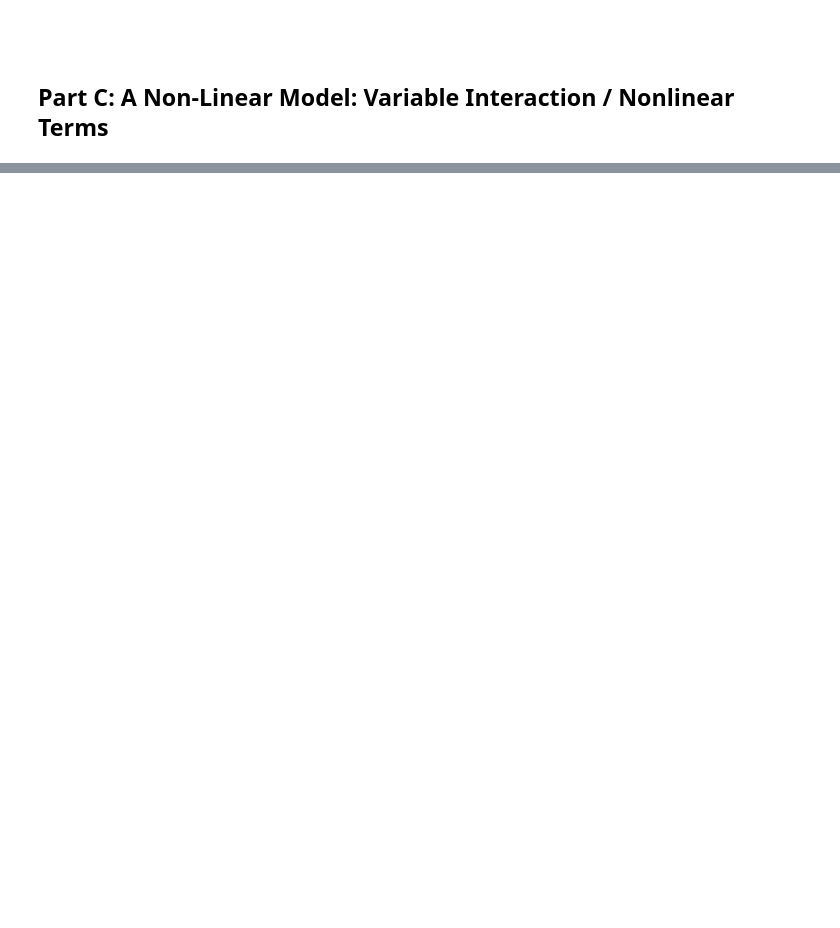
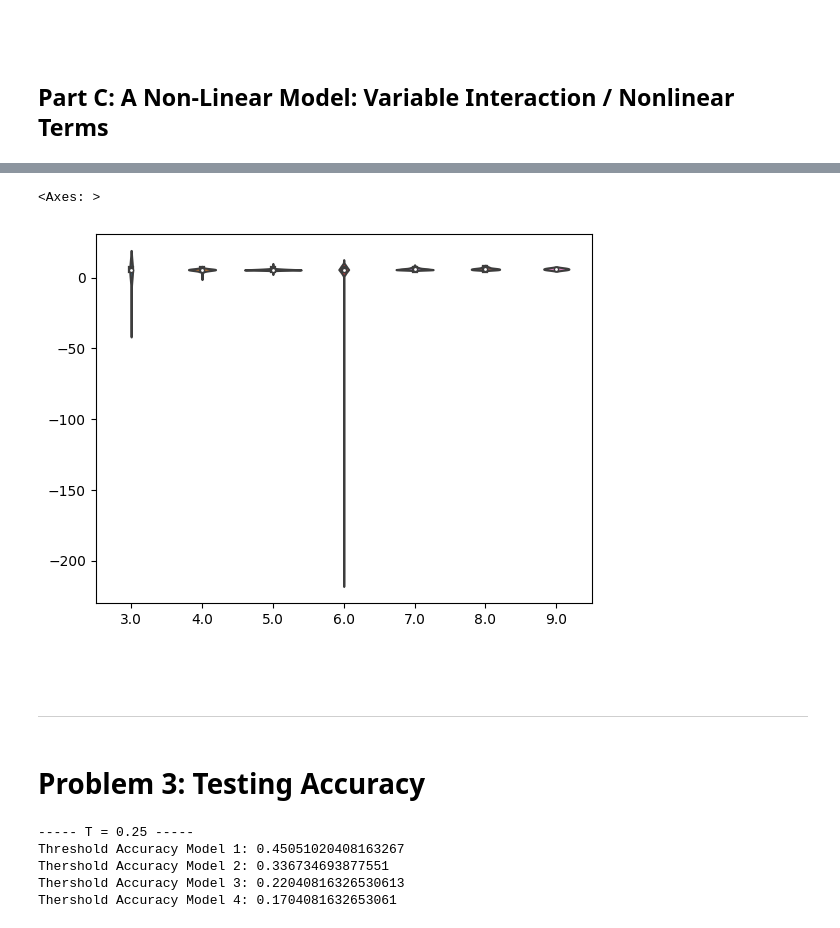
Before and after one commit to Syvven/CSCI-4980, a Jupyter notebook: homework3/hw3.ipynb, the cells around one changed output, grey strips where cells are left out. Drawn from its saved outputs; the diff is of its cells as text; code cells hidden in the pictures; blank space fills up the shorter version.

```diff
--- a/homework3/hw3.ipynb
+++ b/homework3/hw3.ipynb
@@ -407,0 +446,24 @@ torch.Size([1960])
+# %%
+count = 0
+for i in range(11):
+    for j in range(i, 11):
+        count += 1
+        for k in range(j, 11):
+            count += 1
+
+print(count)
+
+# use 3 features, one alcohol the rest combined
+lm4 = MultiModel(
+    n_params=count,
+    lr=0.003,
+    epochs=1000,
+    print_rate=100
+)
+
+# also need to define the loss
+# we can just use torch MSE
+
+criterion = nn.MSELoss()
+
+data.head()
@@ -407,0 +525,13 @@ torch.Size([1960])
+# %%
+preds4 = lm4.predict(test_X)
+
+print(lm4.params)
+
+err = 0
+for i,pred in enumerate(preds4):
+    print(round(pred.item()))
+    if (round(pred.item()) != test_y4[i].item()): err += 1
+
+print(err / test_y4.shape[0])
+
+preds_triplets = preds4.detach().numpy()
@@ -407,0 +593,11 @@ torch.Size([1960])
+# %%
+sns.violinplot(x=test_y4.detach().numpy(), y=preds_triplets)
+# %% [output]
+<Axes: >
+[figure, added]
+# %% [markdown]
+<br>
+# %% [markdown]
+---------------------------------------
+# %% [markdown]
+# **Problem 3: Testing Accuracy**
@@ -407,0 +613,16 @@ torch.Size([1960])
+# %%
+print(
+f'''
+----- T = 0.25 -----
+Threshold Accuracy Model 1: {threshold_accuracy(preds1, test_y1, 0.25)}
+Thershold Accuracy Model 2: {threshold_accuracy(preds2, test_y2, 0.25)}
+Thershold Accuracy Model 3: {threshold_accuracy(preds3, test_y3, 0.25)}
+Thershold Accuracy Model 4: {threshold_accuracy(preds4, test_y4, 0.25)}
+'''
+)
+# %% [output]
+----- T = 0.25 -----
+Threshold Accuracy Model 1: 0.45051020408163267
+Thershold Accuracy Model 2: 0.336734693877551
+Thershold Accuracy Model 3: 0.22040816326530613
+Thershold Accuracy Model 4: 0.1704081632653061
```
Also changed, not shown: parts of 52 cells of this notebook.
